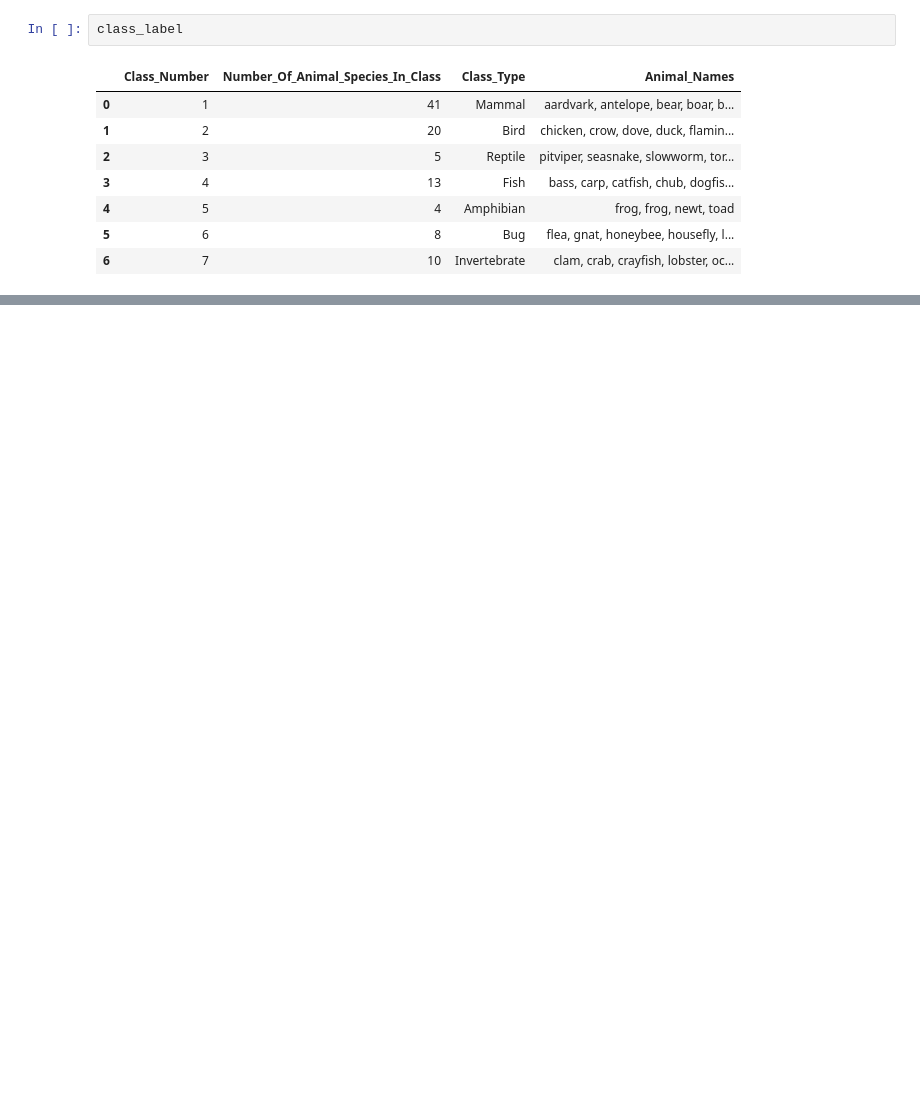
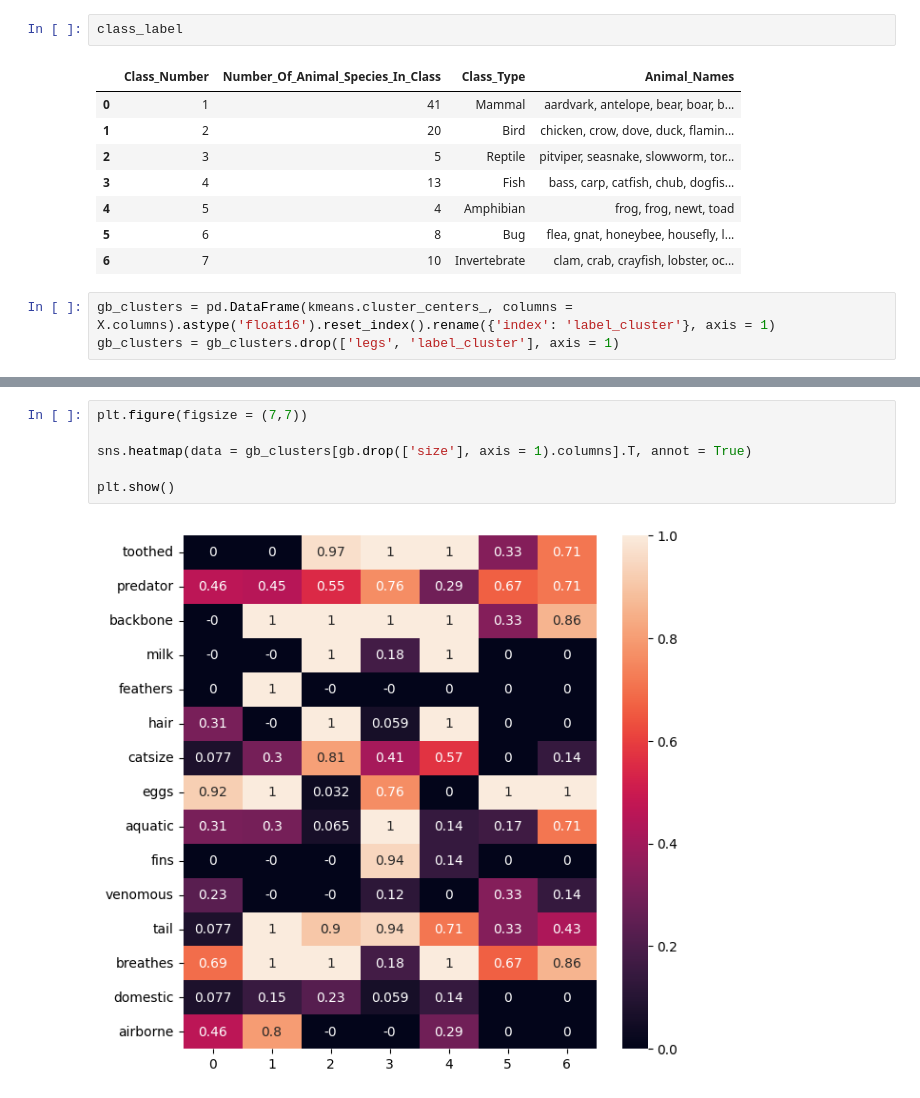
Before and after one commit to ffaundezcab/animal_classification, a Jupyter notebook: eda.ipynb, the cells around one changed output, grey strips where cells are left out. Saved outputs shown, nothing was run; the diff lists cells and outputs as text; blank space fills up the shorter version.

```diff
--- a/eda.ipynb
+++ b/eda.ipynb
@@ -341,3 +343,6 @@ class_label
 | 4 | 5 | 4 | Amphibian | frog, frog, newt, toad |
 | 5 | 6 | 8 | Bug | flea, gnat, honeybee, housefly, l... |
 | 6 | 7 | 10 | Invertebrate | clam, crab, crayfish, lobster, oc... |
+# %%
+gb_clusters = pd.DataFrame(kmeans.cluster_centers_, columns = X.columns).astype('float16').reset_index().rename({'index': 'label_cluster'}, axis = 1)
+gb_clusters = gb_clusters.drop(['legs', 'label_cluster'], axis = 1)
@@ -343,0 +354,8 @@ class_label
+# %%
+plt.figure(figsize = (7,7))
+
+sns.heatmap(data = gb_clusters[gb.drop(['size'], axis = 1).columns].T, annot = True)
+
+plt.show()
+# %% [output]
+[figure, added]
```
Also changed, not shown: parts of 18 cells of this notebook.
